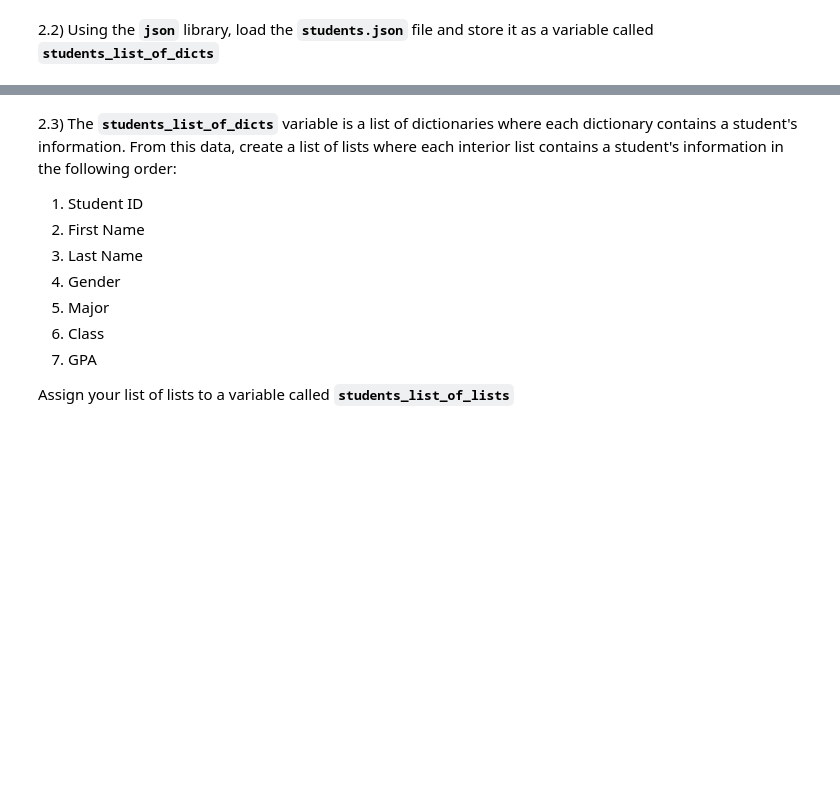
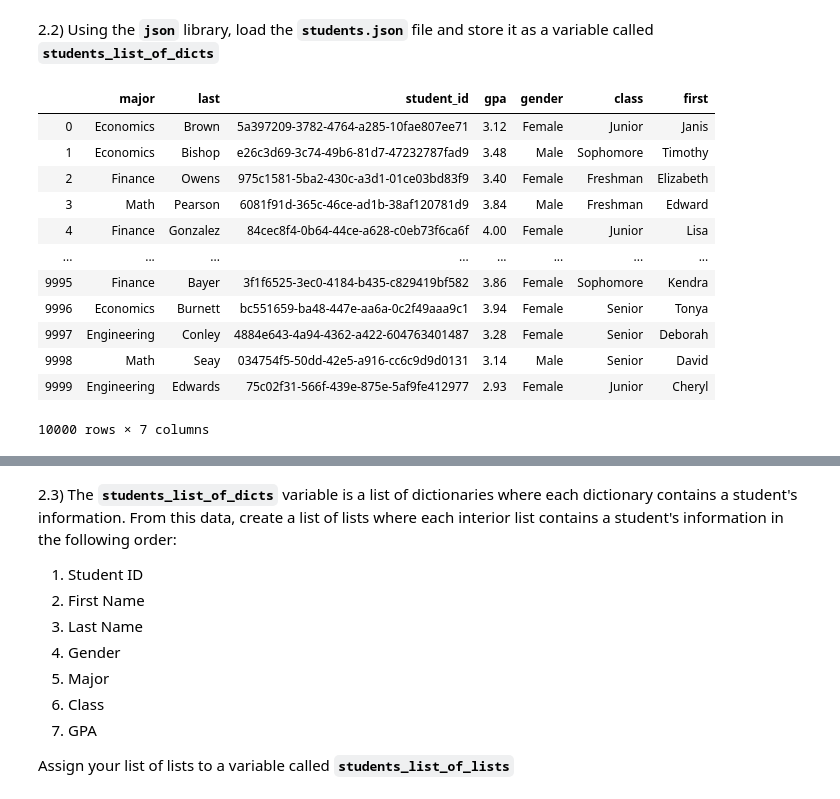
Before and after one commit to jasonshu8/MSDS_631, a Jupyter notebook: Homeworks/Homework 5/MSDS_631_Homework_5.ipynb, the cells around one changed output, grey strips where cells are left out. Saved outputs shown, nothing was run; the diff lists cells and outputs as text; code cells hidden in the pictures; blank space fills up the shorter version.

```diff
--- a/Homeworks/Homework 5/MSDS_631_Homework_5.ipynb
+++ b/Homeworks/Homework 5/MSDS_631_Homework_5.ipynb
@@ -24,2 +40,20 @@ https://pandas.pydata.org/pandas-docs/stable/getting_started/10min.html
 # %% [markdown]
 2.2) Using the **`json`** library, load the **`students.json`** file and store it as a variable called **`students_list_of_dicts`**
+# %%
+students_list_of_dicts = pd.read_json("students.json")
+
+students_list_of_dicts
+# %% [output]
+|  | major | last | student_id | gpa | gender | class | first |
+| 0 | Economics | Brown | 5a397209-3782-4764-a285-10fae807ee71 | 3.12 | Female | Junior | Janis |
+| 1 | Economics | Bishop | e26c3d69-3c74-49b6-81d7-47232787fad9 | 3.48 | Male | Sophomore | Timothy |
+| 2 | Finance | Owens | 975c1581-5ba2-430c-a3d1-01ce03bd83f9 | 3.40 | Female | Freshman | Elizabeth |
+| 3 | Math | Pearson | 6081f91d-365c-46ce-ad1b-38af120781d9 | 3.84 | Male | Freshman | Edward |
+| 4 | Finance | Gonzalez | 84cec8f4-0b64-44ce-a628-c0eb73f6ca6f | 4.00 | Female | Junior | Lisa |
+| ... | ... | ... | ... | ... | ... | ... | ... |
+| 9995 | Finance | Bayer | 3f1f6525-3ec0-4184-b435-c829419bf582 | 3.86 | Female | Sophomore | Kendra |
+| 9996 | Economics | Burnett | bc551659-ba48-447e-aa6a-0c2f49aaa9c1 | 3.94 | Female | Senior | Tonya |
+| 9997 | Engineering | Conley | 4884e643-4a94-4362-a422-604763401487 | 3.28 | Female | Senior | Deborah |
+| 9998 | Math | Seay | 034754f5-50dd-42e5-a916-cc6c9d9d0131 | 3.14 | Male | Senior | David |
+| 9999 | Engineering | Edwards | 75c02f31-566f-439e-875e-5af9fe412977 | 2.93 | Female | Junior | Cheryl |
+10000 rows × 7 columns
```
Also changed, not shown: parts of 30 cells of this notebook.
